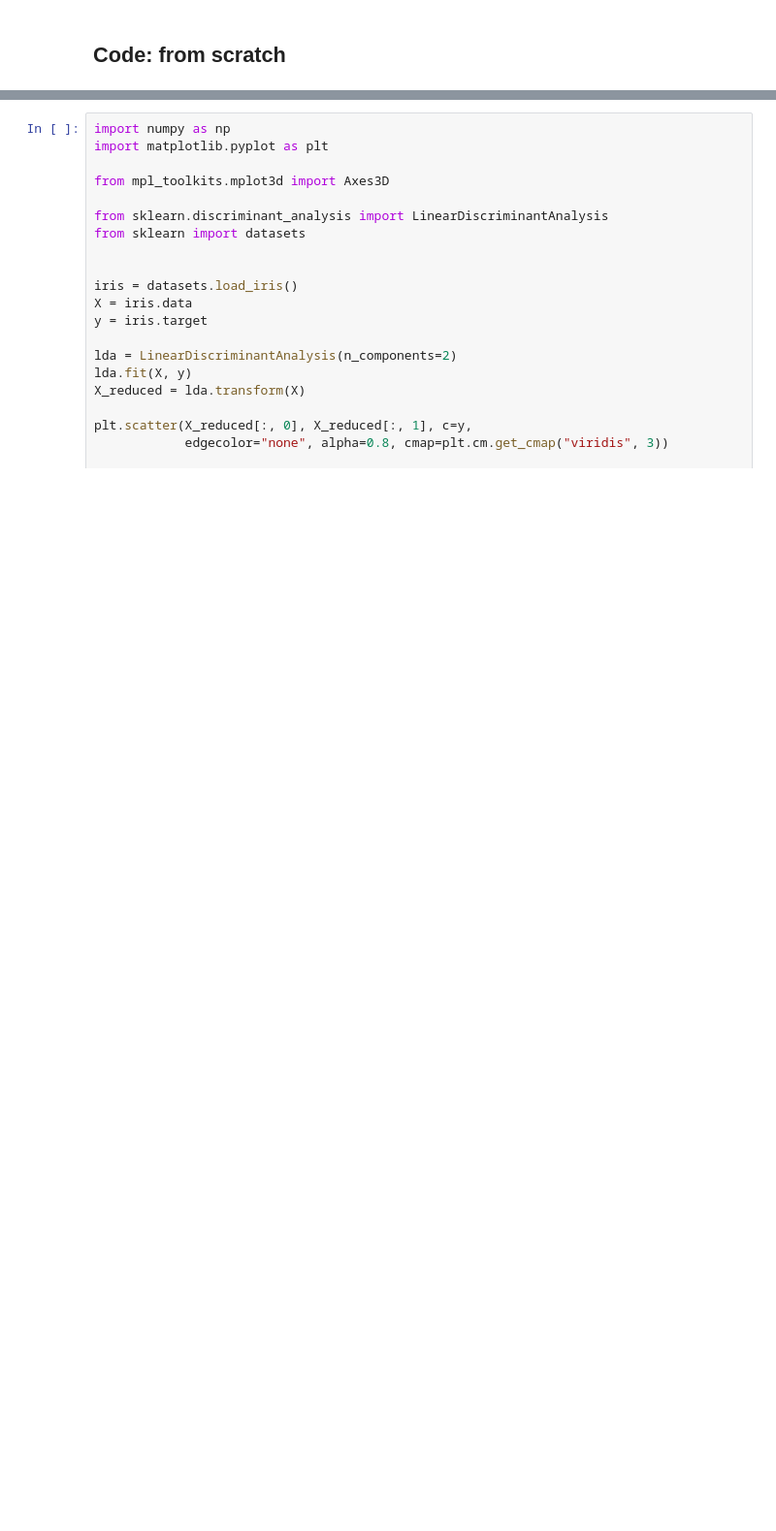
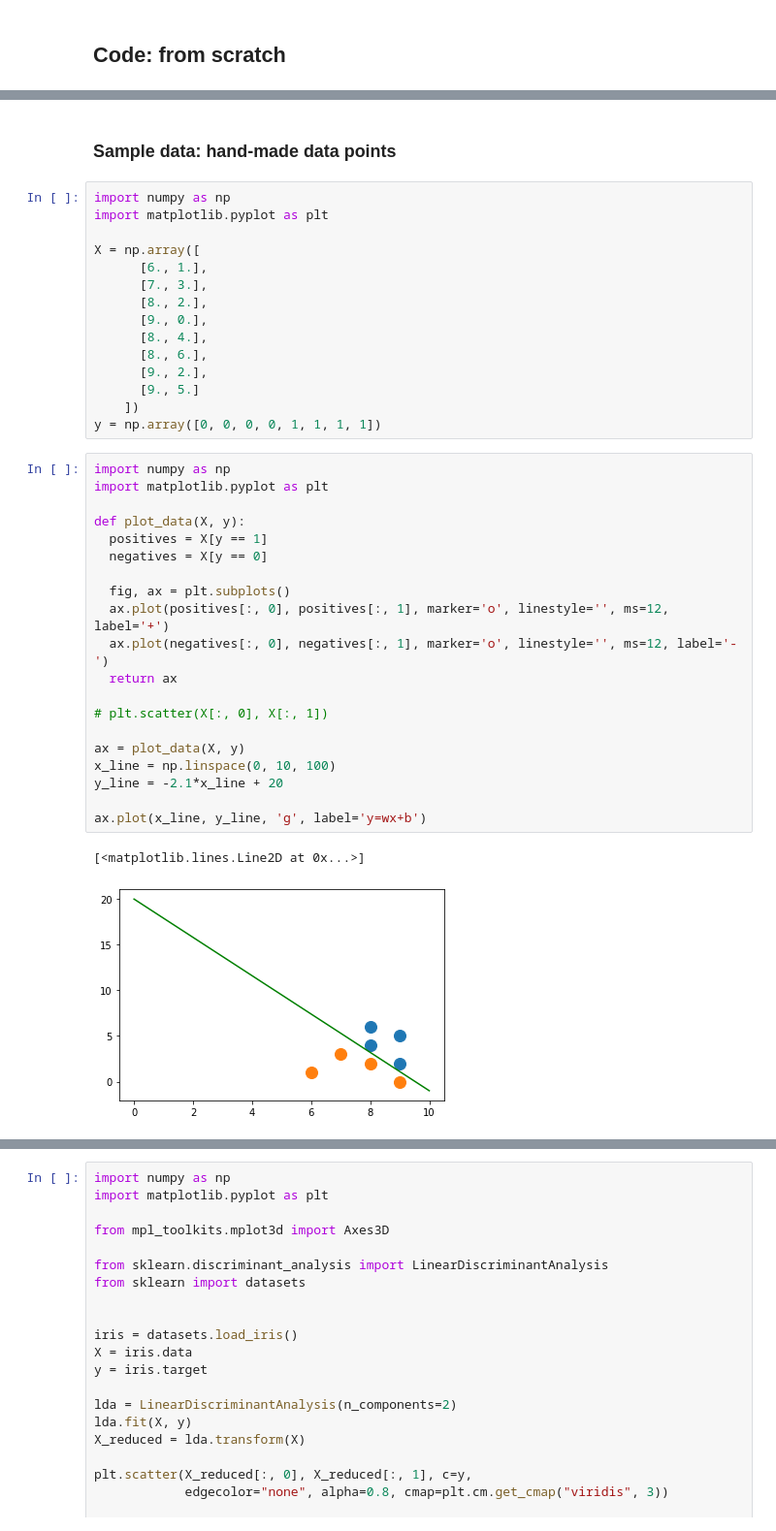
Before and after one commit to changsin/MIU_ML, a Jupyter notebook: notebooks/10.LDA.ipynb, the cells around one changed output, grey strips where cells are left out. Shown: that part at 97% size. Cells and saved outputs as stored; diff of their text form; blank space fills up the shorter version.

```diff
--- a/notebooks/10.LDA.ipynb
+++ b/notebooks/10.LDA.ipynb
@@ -102,3 +117,43 @@ class LDA:
     def transform(self, X):
         # project data
         return np.dot(X, self.linear_discriminants.T)
+# %% [markdown]
+### Sample data: hand-made data points
+# %%
+import numpy as np
+import matplotlib.pyplot as plt
+
+X = np.array([
+      [6., 1.],
+      [7., 3.],
+      [8., 2.],
+      [9., 0.],
+      [8., 4.],
+      [8., 6.],
+      [9., 2.],
+      [9., 5.]
+    ])
+y = np.array([0, 0, 0, 0, 1, 1, 1, 1])
+# %%
+import numpy as np
+import matplotlib.pyplot as plt
+
+def plot_data(X, y):
+  positives = X[y == 1]
+  negatives = X[y == 0]
+
+  fig, ax = plt.subplots()
+  ax.plot(positives[:, 0], positives[:, 1], marker='o', linestyle='', ms=12, label='+')
+  ax.plot(negatives[:, 0], negatives[:, 1], marker='o', linestyle='', ms=12, label='-')
+  return ax
+
+# plt.scatter(X[:, 0], X[:, 1])
+
+ax = plot_data(X, y)
+x_line = np.linspace(0, 10, 100)
+y_line = -2.1*x_line + 20
+
+ax.plot(x_line, y_line, 'g', label='y=wx+b')
+# %% [output]
+[<matplotlib.lines.Line2D at 0x...>]
+[figure, added]
```
Also changed, not shown: parts of 15 cells of this notebook.
